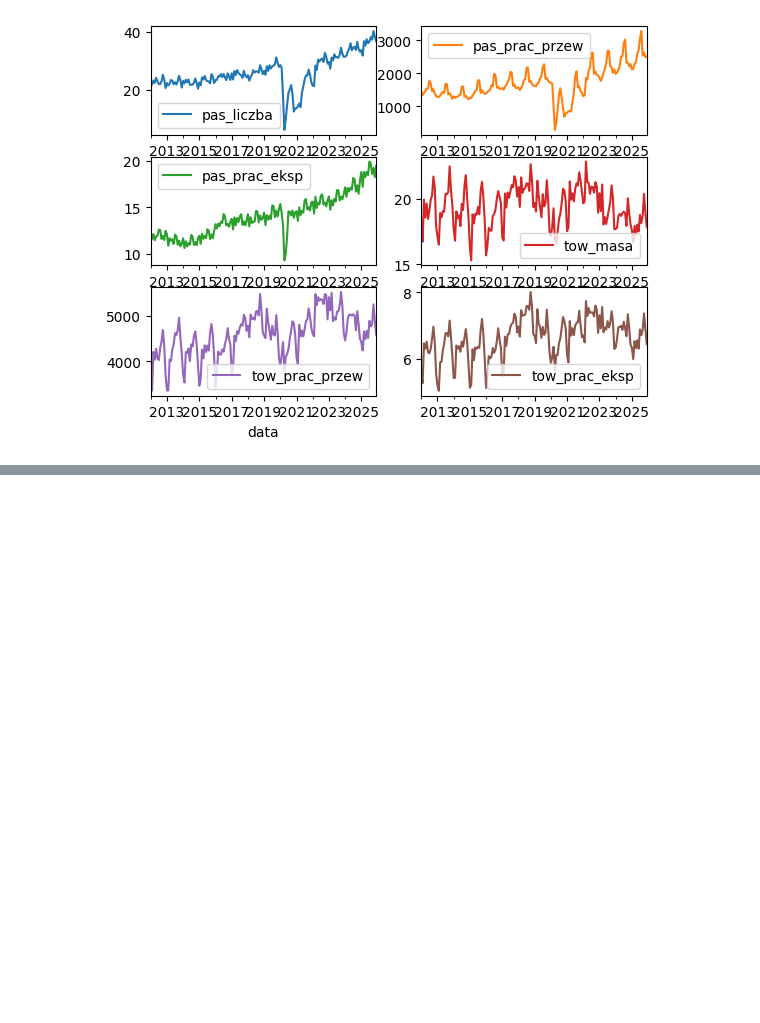
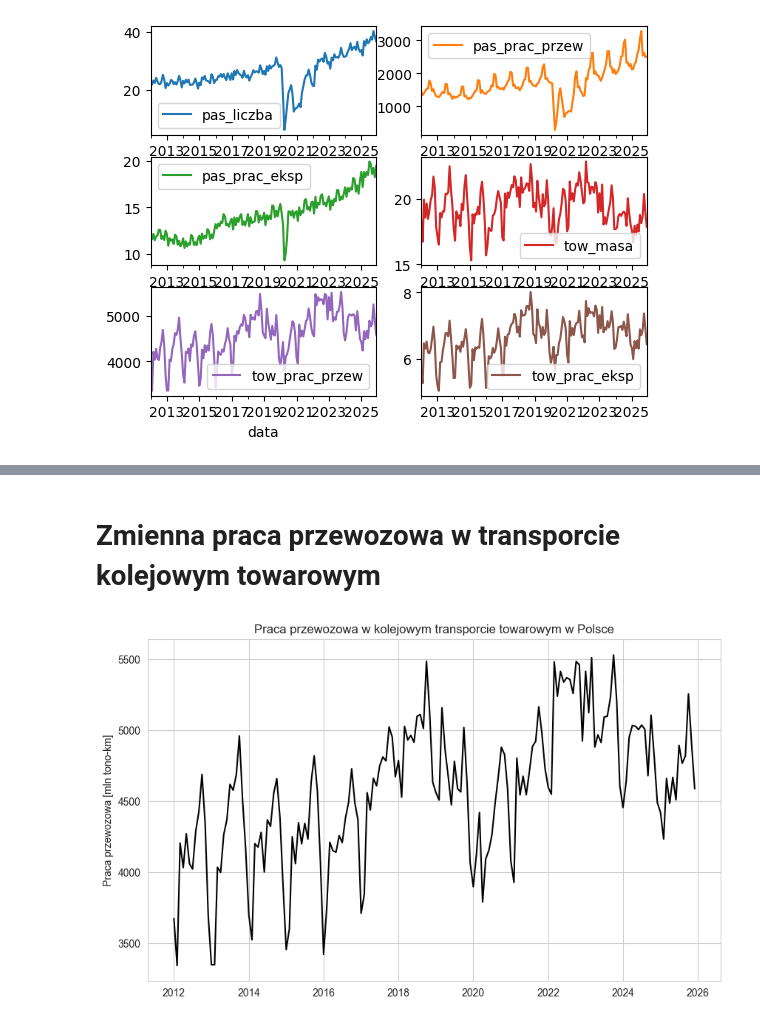
Before and after one commit to przem-pep/praca-magisterska, a Jupyter notebook: python/plotting.ipynb, the cells around one changed output, grey strips where cells are left out. Cells and saved outputs as stored; diff of their text form; code cells hidden in the pictures; blank space fills up the shorter version.

```diff
--- a/python/plotting.ipynb
+++ b/python/plotting.ipynb
@@ -26,0 +76,11 @@ plt.show()
+# %% [markdown]
+# Zmienna praca przewozowa w transporcie kolejowym towarowym
+# %%
+general_plot(
+    monthly_data["tow_prac_przew"],
+    file="../figures/tow_prac_przew.png",
+    ylabel="Praca przewozowa [mln tono-km]",
+    title="Praca przewozowa w kolejowym transporcie towarowym w Polsce"
+)
+# %% [output]
+[figure, added]
```
Also changed, not shown: parts of 6 cells of this notebook, 4 other files.
